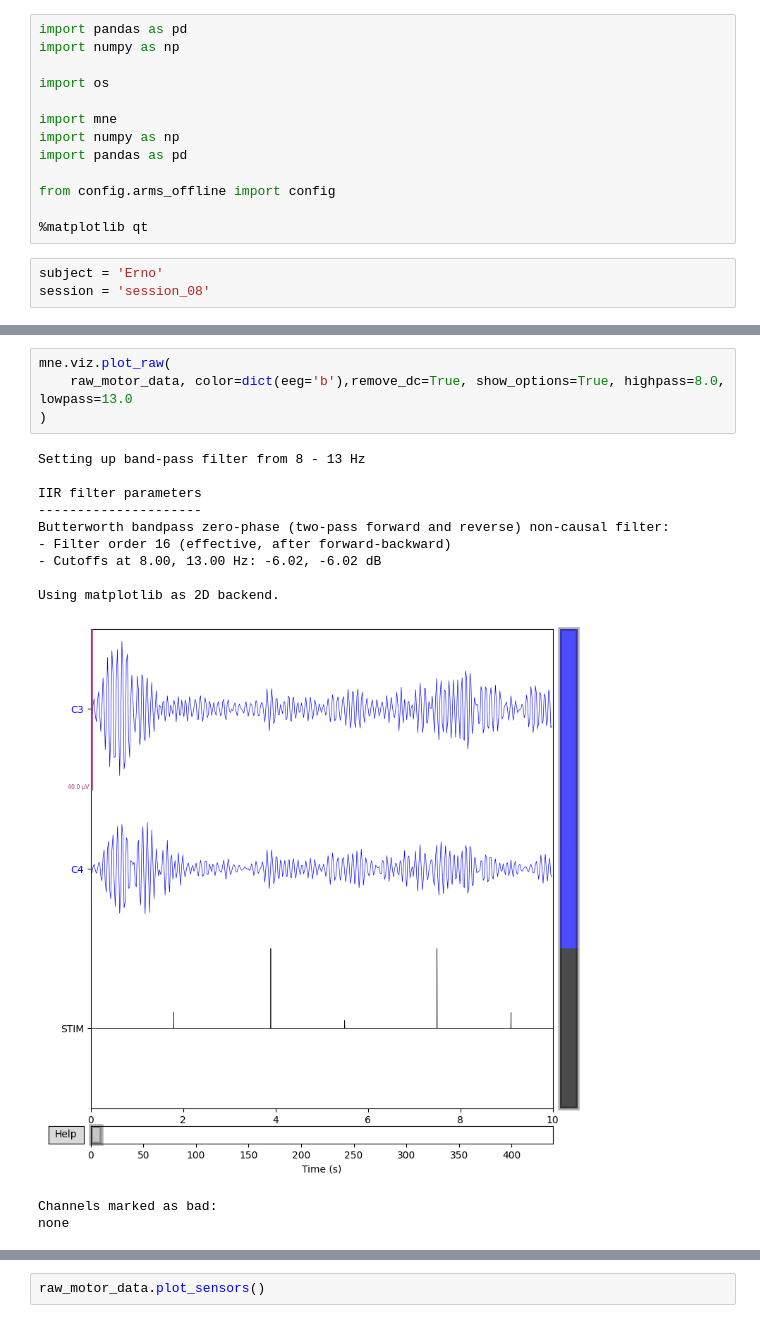
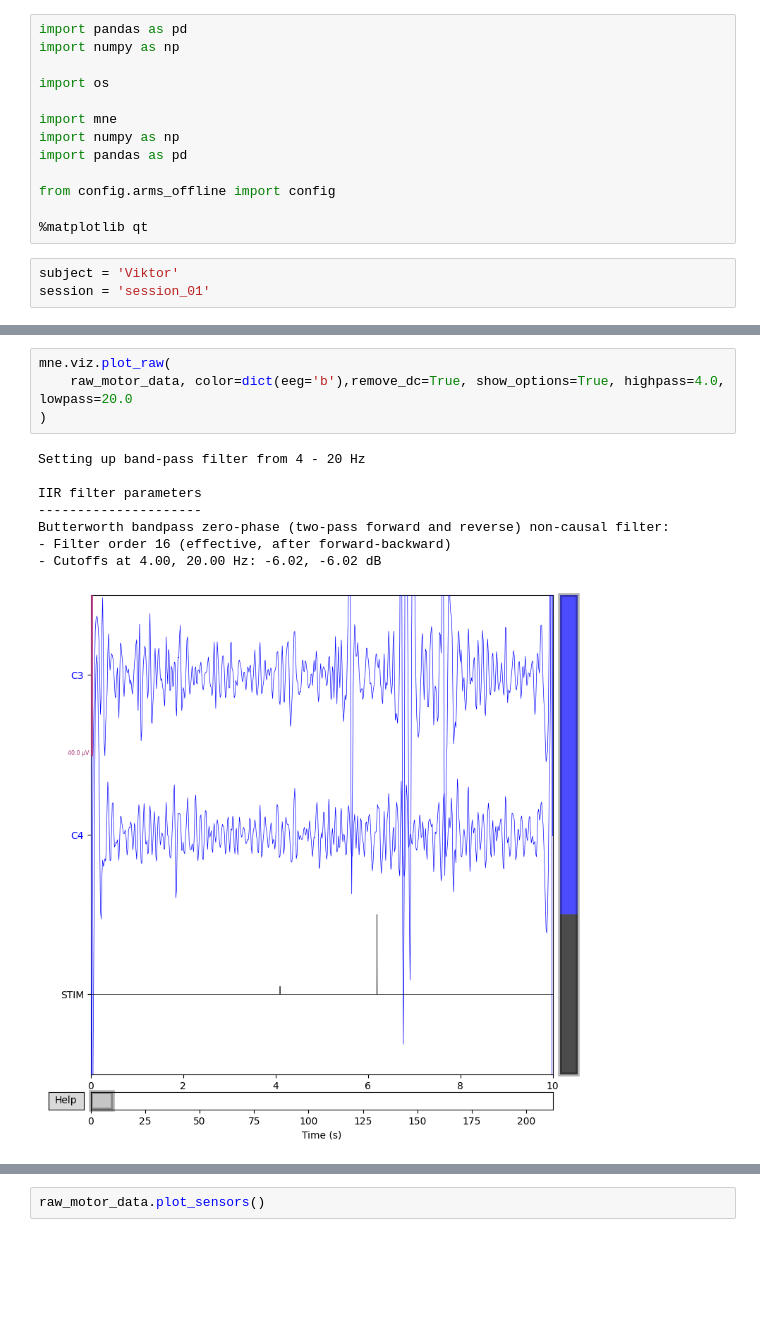
Before and after one commit to nemesgyadam/Motor-Execution-Classifiaction, a Jupyter notebook: notebooks/MNE_C3C4_stats.ipynb, the cells around one changed output, grey strips where cells are left out. Saved outputs shown, nothing was run; the diff lists cells and outputs as text; blank space fills up the shorter version.

```diff
--- a/notebooks/MNE_C3C4_stats.ipynb
+++ b/notebooks/MNE_C3C4_stats.ipynb
@@ -16,8 +16,8 @@ from config.arms_offline import config
 
 %matplotlib qt
 # %%
-subject = 'Erno'
-session = 'session_08'
+subject = 'Viktor'
+session = 'session_01'
 # %%
 def loadData(subject, session, tmin=5):
     """
@@ -170,17 +174,13 @@ filtered_motor_data.drop_channels(["Fz", "Cz", "Pz", "PO7", "Oz", "PO8"])
 # %%
 mne.viz.plot_raw(
-    raw_motor_data, color=dict(eeg='b'),remove_dc=True, show_options=True, highpass=8.0, lowpass=13.0
+    raw_motor_data, color=dict(eeg='b'),remove_dc=True, show_options=True, highpass=4.0, lowpass=20.0
 )
 # %% [output]
-Setting up band-pass filter from 8 - 13 Hz
+Setting up band-pass filter from 4 - 20 Hz
 
 IIR filter parameters
 ---------------------
 Butterworth bandpass zero-phase (two-pass forward and reverse) non-causal filter:
 - Filter order 16 (effective, after forward-backward)
-- Cutoffs at 8.00, 13.00 Hz: -6.02, -6.02 dB
-
-Using matplotlib as 2D backend.
+- Cutoffs at 4.00, 20.00 Hz: -6.02, -6.02 dB
-[figure, old version]
+[figure, new version]
-Channels marked as bad:
-none
```
Also changed, not shown: parts of 19 cells of this notebook, 3 other files.
